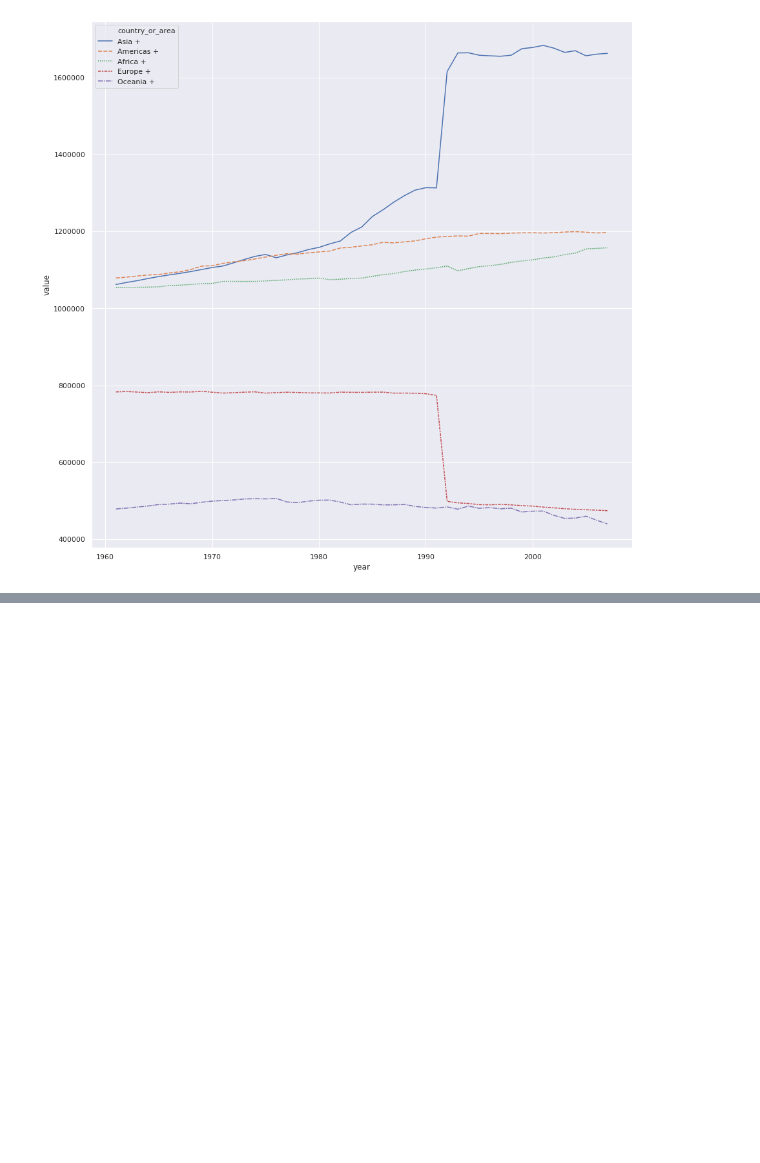
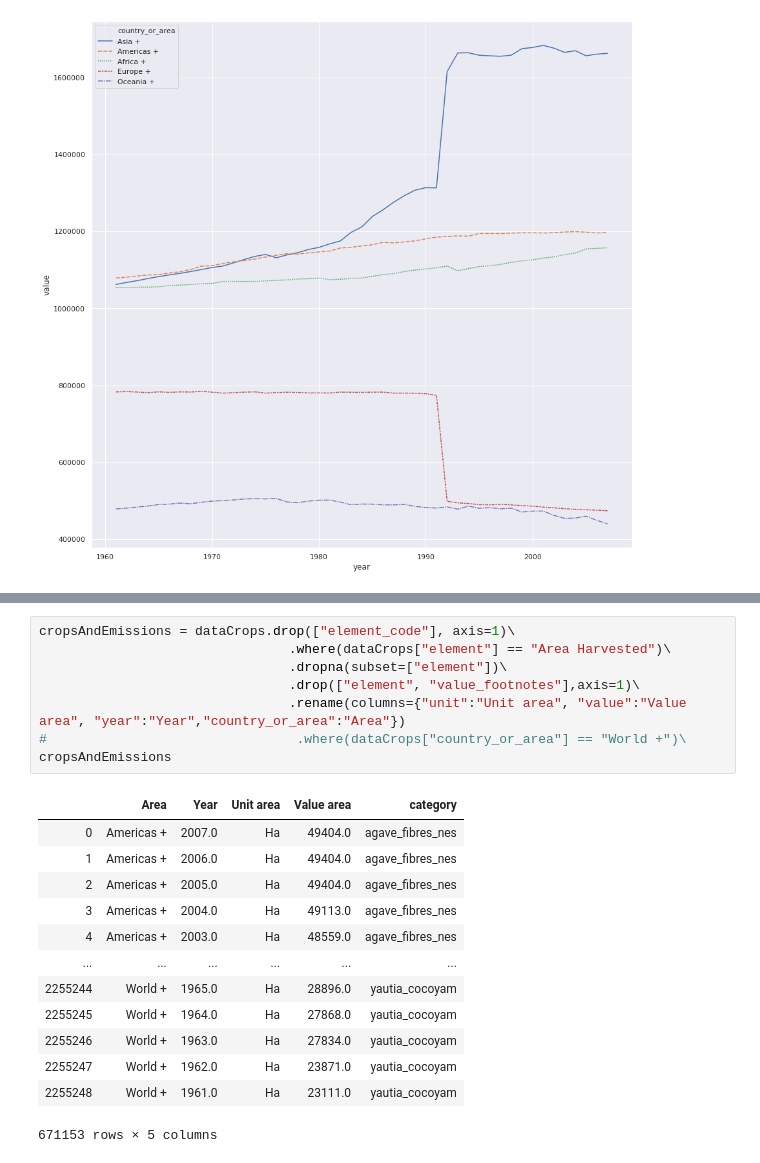
Before and after one commit to shivz7/ADA, a Jupyter notebook: agricultural_growth_emissions.ipynb, the cells around one changed output, grey strips where cells are left out. Drawn from its saved outputs; the diff is of its cells as text; blank space fills up the shorter version.

```diff
--- a/agricultural_growth_emissions.ipynb
+++ b/agricultural_growth_emissions.ipynb
@@ -82,0 +172,22 @@ fg.show()
+# %%
+cropsAndEmissions = dataCrops.drop(["element_code"], axis=1)\
+                                .where(dataCrops["element"] == "Area Harvested")\
+                                .dropna(subset=["element"])\
+                                .drop(["element", "value_footnotes"],axis=1)\
+                                .rename(columns={"unit":"Unit area", "value":"Value area", "year":"Year","country_or_area":"Area"})
+#                                .where(dataCrops["country_or_area"] == "World +")\
+cropsAndEmissions
+# %% [output]
+|  | Area | Year | Unit area | Value area | category |
+| 0 | Americas + | 2007.0 | Ha | 49404.0 | agave_fibres_nes |
+| 1 | Americas + | 2006.0 | Ha | 49404.0 | agave_fibres_nes |
+| 2 | Americas + | 2005.0 | Ha | 49404.0 | agave_fibres_nes |
+| 3 | Americas + | 2004.0 | Ha | 49113.0 | agave_fibres_nes |
+| 4 | Americas + | 2003.0 | Ha | 48559.0 | agave_fibres_nes |
+| ... | ... | ... | ... | ... | ... |
+| 2255244 | World + | 1965.0 | Ha | 28896.0 | yautia_cocoyam |
+| 2255245 | World + | 1964.0 | Ha | 27868.0 | yautia_cocoyam |
+| 2255246 | World + | 1963.0 | Ha | 27834.0 | yautia_cocoyam |
+| 2255247 | World + | 1962.0 | Ha | 23871.0 | yautia_cocoyam |
+| 2255248 | World + | 1961.0 | Ha | 23111.0 | yautia_cocoyam |
+671153 rows × 5 columns
```
Also changed, not shown: parts of 17 cells of this notebook, 1 other file.
